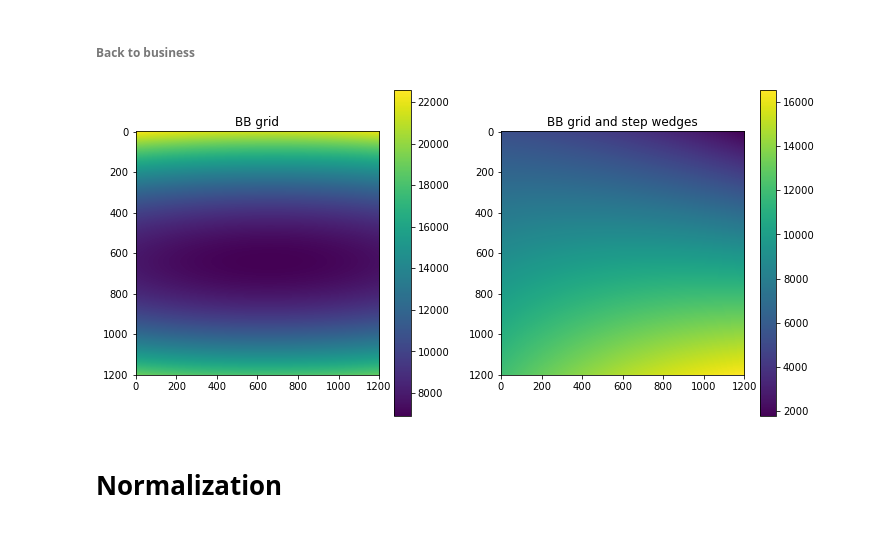
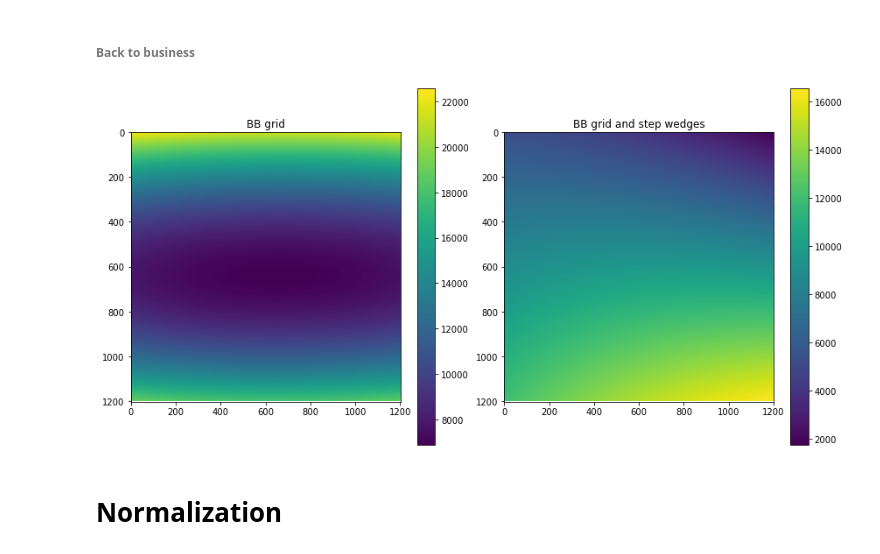
Before and after one commit to mmaehring/CapillaryRiseInSoil, a Jupyter notebook: notebooks/Anders Recipes/MM_Step_Wedges.ipynb, the cells around one changed output. Cells and saved outputs as stored; diff of their text form; code cells hidden in the pictures.

```diff
--- a/notebooks/Anders Recipes/MM_Step_Wedges.ipynb
+++ b/notebooks/Anders Recipes/MM_Step_Wedges.ipynb
@@ -175,18 +175,19 @@ img_corr_bbes = bblib.compute_scatter_image(bbes, rbbes, cbbes)
 # %%
 fig, ax = plt.subplots(1, 2)
 fig.set_size_inches(12, 10)
+fig.tight_layout()
 
 a0=ax[0].imshow(img_corr_bb[::-1], interpolation='none')
 ax[0].set_title("BB grid")
 fig.colorbar(a0, ax=ax[0],shrink=0.6);
 
 a1=ax[1].imshow(img_corr_bbes[::-1], interpolation='none')
 ax[1].set_title("BB grid and step wedges")
 fig.colorbar(a1,ax=ax[1],shrink=0.6);
 
-# plt.savefig("plots/Scattering_Correction_Images.png")
+plt.savefig("plots/Scattering_Correction_Images.png")
 # %% [output]
-[figure, old version]
+[figure, new version]
 # %% [markdown]
 # Normalization
 # %%
```
Also changed, not shown: parts of 2 cells of this notebook, 22 other files.
